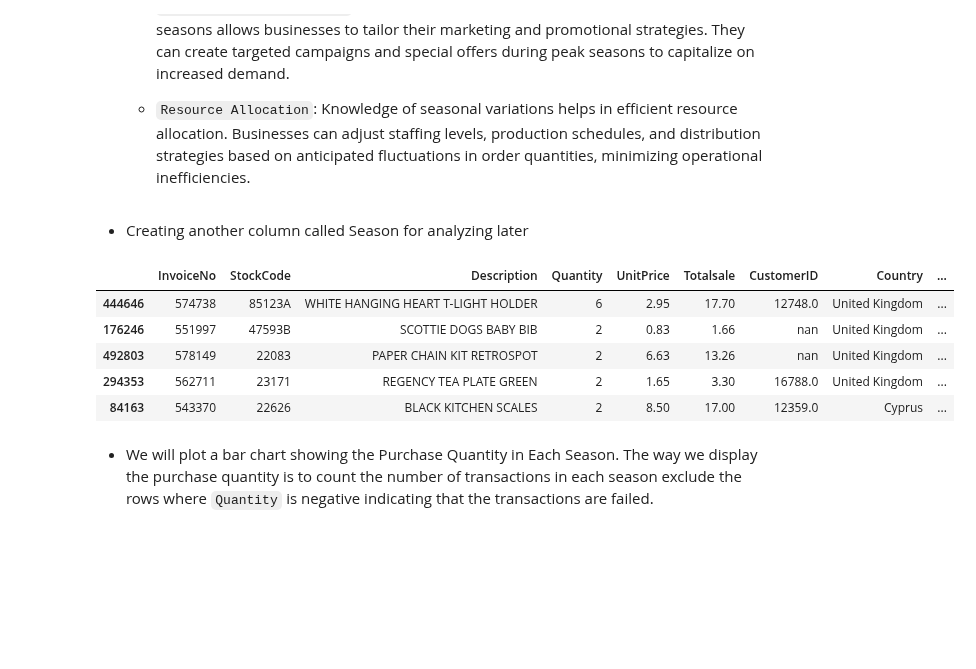
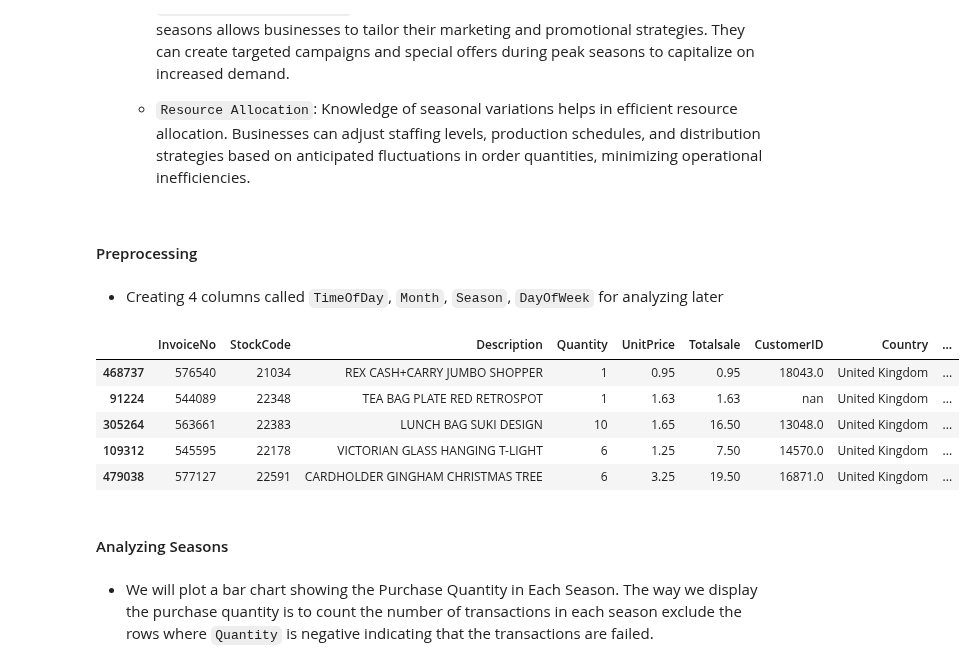
Before and after one commit to Ha0203/FinalProject_LTKHDL, a Jupyter notebook: main_branch.ipynb, the cells around one changed output. Drawn from its saved outputs; the diff is of its cells as text; code cells hidden in the pictures; blank space fills up the shorter version.

```diff
--- a/main_branch.ipynb
+++ b/main_branch.ipynb
@@ -150,7 +159,7 @@ dtype: object
 - The CustomerID should be `str` intead of `float64`
 # %%
 data_df['InvoiceDate'] = pd.to_datetime(data_df['InvoiceDate'],format= '%d-%m-%Y')
-data_df['InvoiceTime'] = pd.to_datetime(data_df['InvoiceTime'],format= '%H:%M:%S %p')
+data_df['InvoiceTime'] = pd.to_datetime(data_df['InvoiceTime'],format= '%I:%M:%S %p')
 
 data_df['StockCode'] = data_df['StockCode'].astype(str)
 data_df['InvoiceNo'] = data_df['InvoiceNo'].astype(str)
@@ -401,3 +424,0 @@ data_df.shape
-# %%
-data_df = data_df.dropna(subset='Description')
-data_df
@@ -713,32 +702,47 @@ data_df
     + `Marketing and Promotions`: Recognizing patterns in order quantities during specific seasons allows businesses to tailor their marketing and promotional strategies. They can create targeted campaigns and special offers during peak seasons to capitalize on increased demand.
 
     + `Resource Allocation`: Knowledge of seasonal variations helps in efficient resource allocation. Businesses can adjust staffing levels, production schedules, and distribution strategies based on anticipated fluctuations in order quantities, minimizing operational inefficiencies.
+# %% [markdown]
+#### Preprocessing
 # %% [markdown]
-- Creating another column called Season for analyzing later
+- Creating 4 columns called `TimeOfDay`, `Month`, `Season`, `DayOfWeek` for analyzing later
 # %%
 df_q3 = data_df
 
 # Define a function to map months to seasons
 def map_month_to_season(month):
     if 1 <= month <= 3:
         return 'Spring'
     elif 4 <= month <= 6:
         return 'Summer'
     elif 7 <= month <= 9:
         return 'Fall'
     else:
         return 'Winter'
 
-df_q3['Season'] = df_q3['InvoiceDateTime'].dt.month.apply(map_month_to_season)
+bins = [0, 3, 6, 9, 12, 15, 18, 21, 24]
+labels = ['0-3', '3-6', '6-9', '9-12', '12-15', '15-18', '18-21', '21-24']
+df_q3['TimeOfDay'] = pd.cut(df_q3['InvoiceDateTime'].dt.hour, bins=bins, labels=labels, include_lowest=True, right=False)
+
+df_q3['Month'] = df_q3['InvoiceDateTime'].dt.month
+
+df_q3['Season'] = df_q3['Month'].apply(map_month_to_season)
+
+df_q3['DayOfWeek'] = df_q3['InvoiceDateTime'].dt.dayofweek
+
+day_names = ['MON', 'TUE', 'WED', 'THU', 'FRI', 'SAT', 'SUN']
+df_q3['DayOfWeek'] = df_q3['DayOfWeek'].map(lambda x: day_names[x])
 
 df_q3.sample(5)
 # %% [output]
 |  | InvoiceNo | StockCode | Description | Quantity | UnitPrice | Totalsale | CustomerID | Country | ... |
-| 444646 | 574738 | 85123A | WHITE HANGING HEART T-LIGHT HOLDER | 6 | 2.95 | 17.70 | 12748.0 | United Kingdom | ... |
-| 176246 | 551997 | 47593B | SCOTTIE DOGS BABY BIB | 2 | 0.83 | 1.66 | nan | United Kingdom | ... |
-| 492803 | 578149 | 22083 | PAPER CHAIN KIT RETROSPOT | 2 | 6.63 | 13.26 | nan | United Kingdom | ... |
-| 294353 | 562711 | 23171 | REGENCY TEA PLATE GREEN | 2 | 1.65 | 3.30 | 16788.0 | United Kingdom | ... |
-| 84163 | 543370 | 22626 | BLACK KITCHEN SCALES | 2 | 8.50 | 17.00 | 12359.0 | Cyprus | ... |
+| 468737 | 576540 | 21034 | REX CASH+CARRY JUMBO SHOPPER | 1 | 0.95 | 0.95 | 18043.0 | United Kingdom | ... |
+| 91224 | 544089 | 22348 | TEA BAG PLATE RED RETROSPOT | 1 | 1.63 | 1.63 | nan | United Kingdom | ... |
+| 305264 | 563661 | 22383 | LUNCH BAG SUKI DESIGN | 10 | 1.65 | 16.50 | 13048.0 | United Kingdom | ... |
+| 109312 | 545595 | 22178 | VICTORIAN GLASS HANGING T-LIGHT | 6 | 1.25 | 7.50 | 14570.0 | United Kingdom | ... |
+| 479038 | 577127 | 22591 | CARDHOLDER GINGHAM CHRISTMAS TREE | 6 | 3.25 | 19.50 | 16871.0 | United Kingdom | ... |
+# %% [markdown]
+#### Analyzing Seasons
 # %% [markdown]
 - We will plot a bar chart showing the Purchase Quantity in Each Season. The way we display the purchase quantity is to count the number of transactions in each season exclude the rows where `Quantity` is negative indicating that the transactions are failed.
 # %%
```
Also changed, not shown: parts of 29 cells of this notebook.
